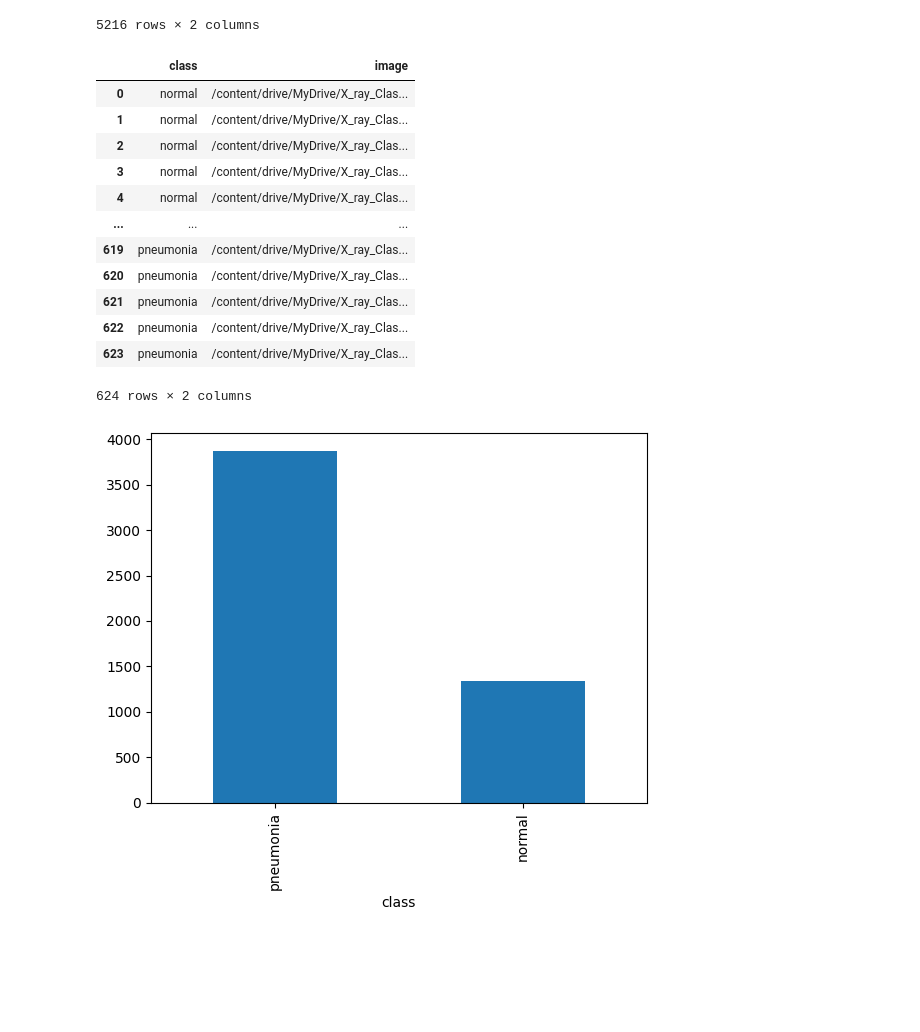
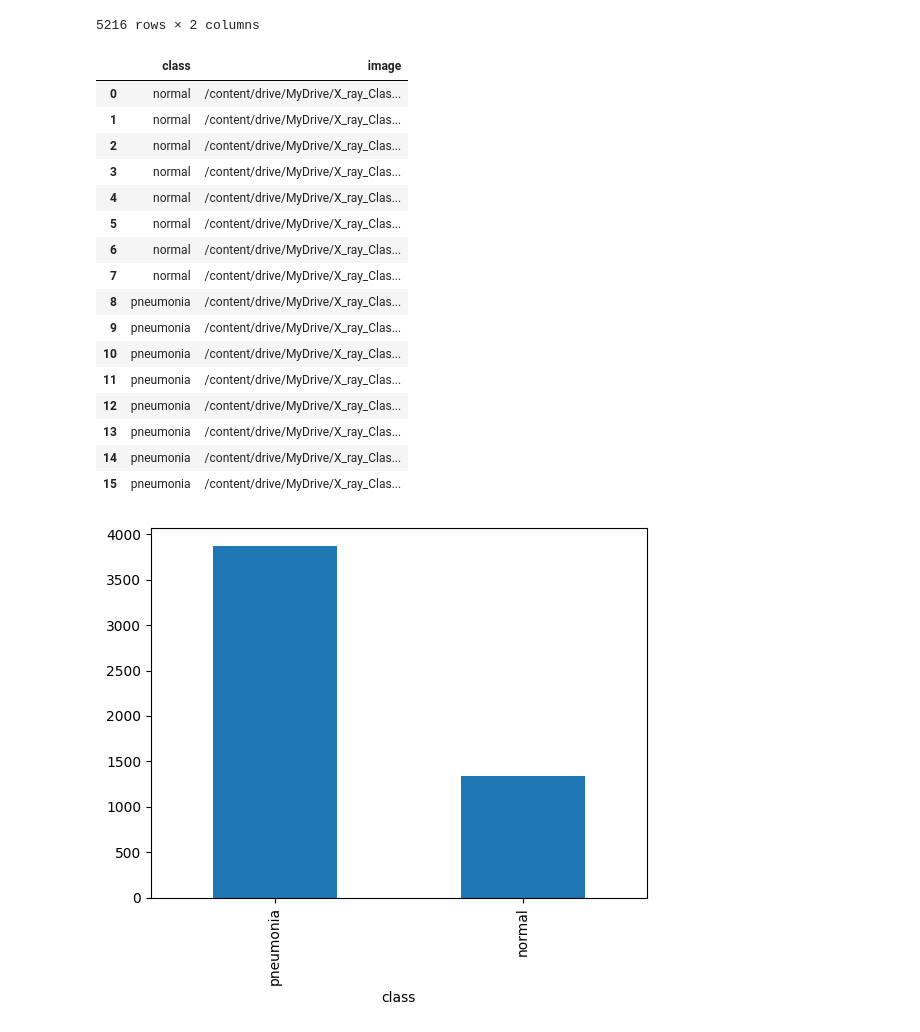
Before and after one commit to Mohammad-Shiblu/X_ray-image-classification, a Jupyter notebook: notebooks/Pneumonia_Xray.ipynb, the cells around one changed output. Drawn from its saved outputs; the diff is of its cells as text; code cells hidden in the pictures; blank space fills up the shorter version.

```diff
--- a/notebooks/Pneumonia_Xray.ipynb
+++ b/notebooks/Pneumonia_Xray.ipynb
@@ -23,6 +23,9 @@ test_path = os.path.join(main_path, "test")
 train_normal = glob.glob(train_path+ "/normal/*.jpeg")
 train_pneumonia = glob.glob(train_path + "/pneumonia/*.jpeg")
 
+val_normal = glob.glob(val_path+ "/normal/*.jpeg")
+val_pneumonia = glob.glob(val_path + "/pneumonia/*.jpeg")
+
 test_normal = glob.glob(test_path+ "/normal/*.jpeg")
 test_pneumonia = glob.glob(test_path + "/pneumonia/*.jpeg")
 
@@ -32,12 +35,20 @@ len(train_normal), len(train_pneumonia)
 # %%
 import pandas as pd
 import numpy as np
+# train dataset
 train_list = [x for x in train_normal]
 train_list.extend([x for x in train_pneumonia])
 print(len(train_list))
 df_train = pd.DataFrame(np.concatenate([['normal']*len(train_normal), ['pneumonia']*len(train_pneumonia)]), columns=['class'])
 df_train['image'] = [x for x in train_list]
 
+# validation dataset
+val_list = [x for x in val_normal]
+val_list.extend([x for x in val_pneumonia])
+df_val = pd.DataFrame(np.concatenate([['normal']*len(val_normal) , ['pneumonia']*len(val_pneumonia)]), columns = ['class'])
+df_val['image'] = [x for x in val_list]
+
+# test dataset
 test_list = [x for x in test_normal]
 test_list.extend([x for x in test_pneumonia])
 df_test = pd.DataFrame(np.concatenate([['normal']*len(test_normal) , ['pneumonia']*len(test_pneumonia)]), columns = ['class'])
@@ -60,22 +71,26 @@ df_train
 | 5214 | pneumonia | /content/drive/MyDrive/X_ray_Clas... |
 | 5215 | pneumonia | /content/drive/MyDrive/X_ray_Clas... |
 5216 rows × 2 columns
-# %%
-df_test
-# %% [output]
-|  | class | image |
-| 0 | normal | /content/drive/MyDrive/X_ray_Clas... |
-| 1 | normal | /content/drive/MyDrive/X_ray_Clas... |
-| 2 | normal | /content/drive/MyDrive/X_ray_Clas... |
-| 3 | normal | /content/drive/MyDrive/X_ray_Clas... |
-| 4 | normal | /content/drive/MyDrive/X_ray_Clas... |
-| ... | ... | ... |
-| 619 | pneumonia | /content/drive/MyDrive/X_ray_Clas... |
-| 620 | pneumonia | /content/drive/MyDrive/X_ray_Clas... |
-| 621 | pneumonia | /content/drive/MyDrive/X_ray_Clas... |
-| 622 | pneumonia | /content/drive/MyDrive/X_ray_Clas... |
-| 623 | pneumonia | /content/drive/MyDrive/X_ray_Clas... |
-624 rows × 2 columns
+# %%
+df_val
+# %% [output]
+|  | class | image |
+| 0 | normal | /content/drive/MyDrive/X_ray_Clas... |
+| 1 | normal | /content/drive/MyDrive/X_ray_Clas... |
+| 2 | normal | /content/drive/MyDrive/X_ray_Clas... |
+| 3 | normal | /content/drive/MyDrive/X_ray_Clas... |
+| 4 | normal | /content/drive/MyDrive/X_ray_Clas... |
+| 5 | normal | /content/drive/MyDrive/X_ray_Clas... |
+| 6 | normal | /content/drive/MyDrive/X_ray_Clas... |
+| 7 | normal | /content/drive/MyDrive/X_ray_Clas... |
+| 8 | pneumonia | /content/drive/MyDrive/X_ray_Clas... |
+| 9 | pneumonia | /content/drive/MyDrive/X_ray_Clas... |
+| 10 | pneumonia | /content/drive/MyDrive/X_ray_Clas... |
+| 11 | pneumonia | /content/drive/MyDrive/X_ray_Clas... |
+| 12 | pneumonia | /content/drive/MyDrive/X_ray_Clas... |
+| 13 | pneumonia | /content/drive/MyDrive/X_ray_Clas... |
+| 14 | pneumonia | /content/drive/MyDrive/X_ray_Clas... |
+| 15 | pneumonia | /content/drive/MyDrive/X_ray_Clas... |
 # %%
 # Explore the data
 import matplotlib.pyplot as plt
```
Also changed, not shown: parts of 16 cells of this notebook, 1 other file.
